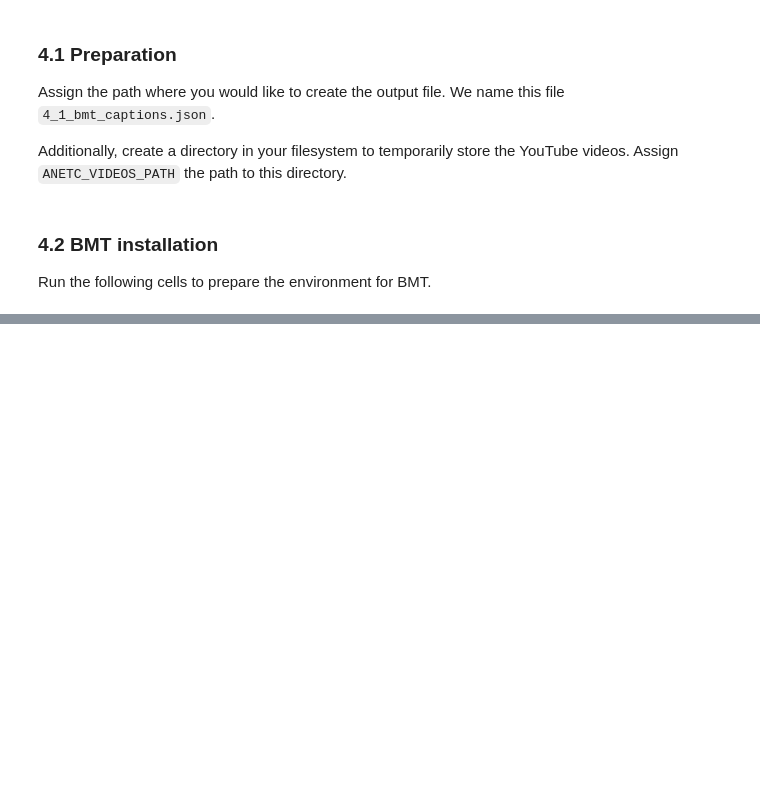
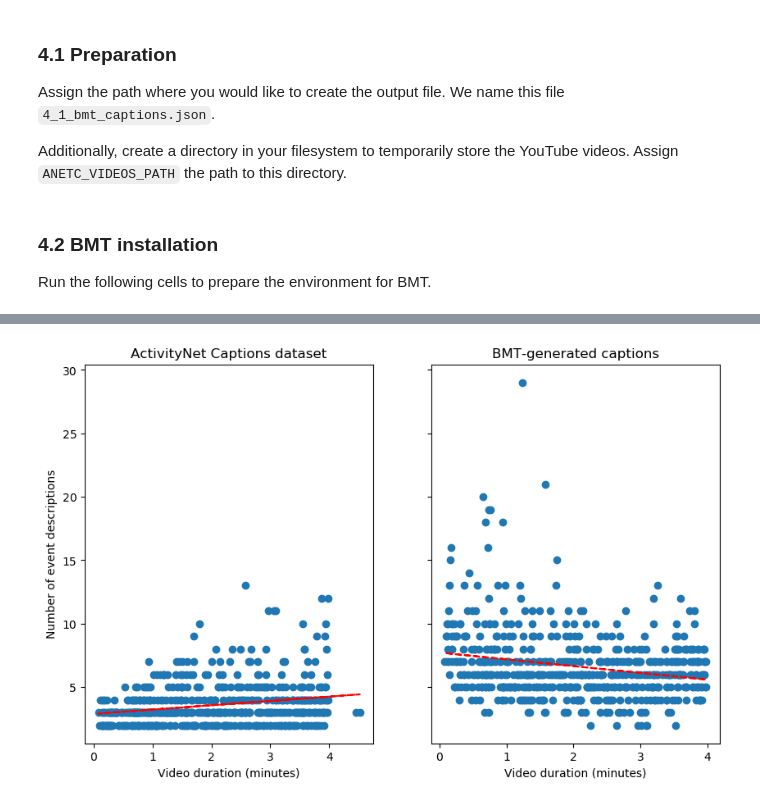
Before and after one commit to oscarmires/BMT, a Jupyter notebook: clipping_experiments/4_1_Short_Unclipped.ipynb, the cells around one changed output, grey strips where cells are left out. Cells and saved outputs as stored; diff of their text form; code cells hidden in the pictures; blank space fills up the shorter version.

```diff
--- a/clipping_experiments/4_1_Short_Unclipped.ipynb
+++ b/clipping_experiments/4_1_Short_Unclipped.ipynb
@@ -347,0 +365,25 @@ YouTube not found videos: 0
+# %%
+f, (ax1, ax2) = plt.subplots(1, 2, sharey=True)
+f.set_figwidth(10)
+f.set_figheight(6)
+
+# Left
+ax1.scatter(x1, y1)
+ax1.set_title('ActivityNet Captions dataset')
+ax1.set_xlabel('Video duration (minutes)')
+ax1.set_ylabel('Number of event descriptions')
+z = np.polyfit(x1, y1, 1)
+p = np.poly1d(z)
+ax1.plot(x1, p(x1), "r--")
+
+# Right
+ax2.scatter(x2, y2)
+ax2.set_title('BMT-generated captions')
+ax2.set_xlabel('Video duration (minutes)')
+z = np.polyfit(x2, y2, 1)
+p = np.poly1d(z)
+ax2.plot(x2, p(x2), "r--")
+
+plt.savefig(f'{PLOT_SAVE_PATH}/3_1_d.png', dpi=300)
+# %% [output]
+[figure, added]
```
Also changed, not shown: parts of 10 cells of this notebook.
